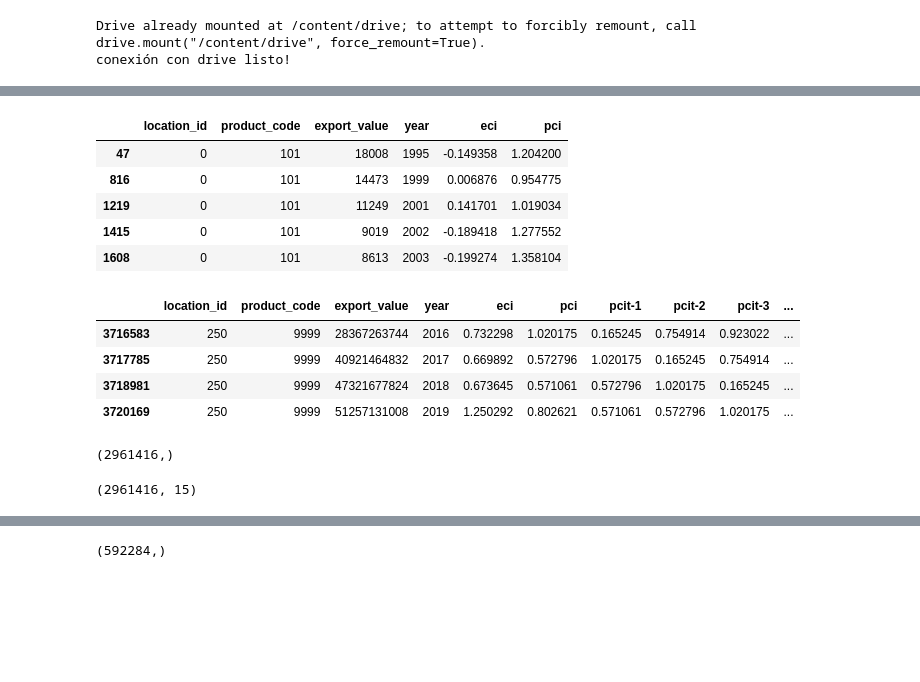
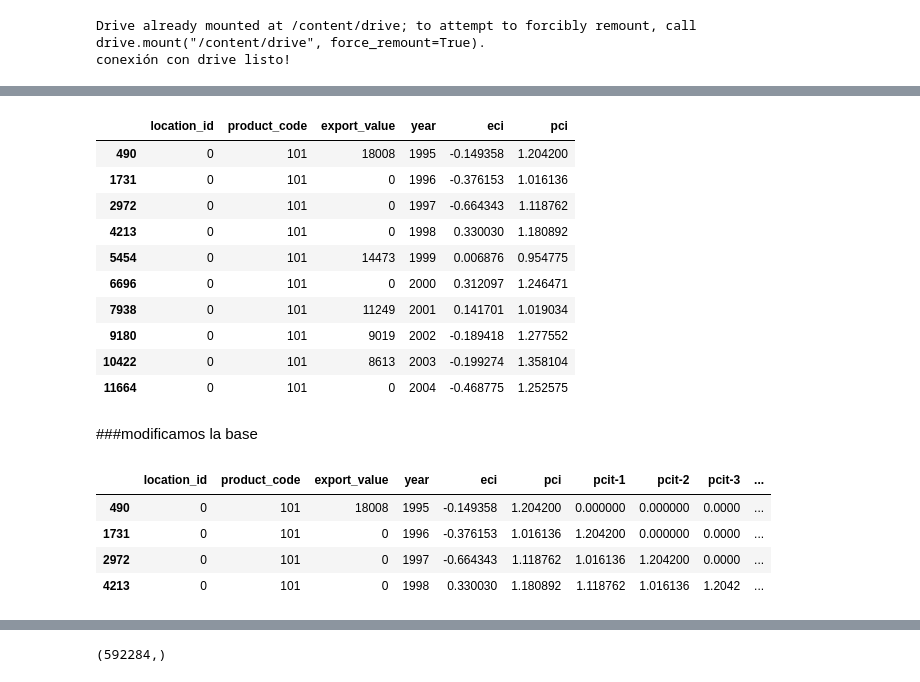
Before and after one commit to descandon88/Analisis-de-Redes, a Jupyter notebook: analisis_predictivo_nb.ipynb, the cells around one changed output, grey strips where cells are left out. Drawn from its saved outputs; the diff is of its cells as text; code cells hidden in the pictures; blank space fills up the shorter version.

```diff
--- a/analisis_predictivo_nb.ipynb
+++ b/analisis_predictivo_nb.ipynb
@@ -48,0 +33,13 @@ df.head()
+# %%
+#df_base= pd.read_csv("/content/drive/MyDrive/eci/base/mateo/df_base.csv")
+df_pci = pd.read_csv("/content/drive/MyDrive/eci/base/df_pci.csv")
+df_location= pd.read_csv("/content/drive/MyDrive/eci/base/df_updated.csv")
+df_country_code= pd.read_csv("/content/drive/MyDrive/eci/base/df_country_code.csv")
+# %%
+result_pci_country_code = pd.merge(df_country_code, df_pci , on="country_name")
+df_new = result_pci_country_code.copy()
+column_names = ["location_id", "country_code", "country_name","product_code","export_value","year","eci","pci"]
+print("Se reordenan el orden de las columnas")
+
+df_c = df_new.reindex(columns=column_names)
+df_c.head()
@@ -48,0 +54,3 @@ df.head()
+# %%
+df=df_c.copy()
+df.head()
@@ -50,14 +65,21 @@ df.head()
 df=df.drop(columns=['country_code', 'country_name'])
 df=df.sort_values(by=['location_id','product_code','year'])
 # %%
-df.head()
+df.head(10)
 # %% [output]
 |  | location_id | product_code | export_value | year | eci | pci |
-| 47 | 0 | 101 | 18008 | 1995 | -0.149358 | 1.204200 |
-| 816 | 0 | 101 | 14473 | 1999 | 0.006876 | 0.954775 |
-| 1219 | 0 | 101 | 11249 | 2001 | 0.141701 | 1.019034 |
-| 1415 | 0 | 101 | 9019 | 2002 | -0.189418 | 1.277552 |
-| 1608 | 0 | 101 | 8613 | 2003 | -0.199274 | 1.358104 |
+| 490 | 0 | 101 | 18008 | 1995 | -0.149358 | 1.204200 |
+| 1731 | 0 | 101 | 0 | 1996 | -0.376153 | 1.016136 |
+| 2972 | 0 | 101 | 0 | 1997 | -0.664343 | 1.118762 |
+| 4213 | 0 | 101 | 0 | 1998 | 0.330030 | 1.180892 |
+| 5454 | 0 | 101 | 14473 | 1999 | 0.006876 | 0.954775 |
+| 6696 | 0 | 101 | 0 | 2000 | 0.312097 | 1.246471 |
+| 7938 | 0 | 101 | 11249 | 2001 | 0.141701 | 1.019034 |
+| 9180 | 0 | 101 | 9019 | 2002 | -0.189418 | 1.277552 |
+| 10422 | 0 | 101 | 8613 | 2003 | -0.199274 | 1.358104 |
+| 11664 | 0 | 101 | 0 | 2004 | -0.468775 | 1.252575 |
+# %% [markdown]
+###modificamos la base
 # %%
 #df_1 = df.groupby(["location_id","product_code","year"],as_index = True)
 df['pcit-1'] = df.groupby(['location_id','product_code'])['pci'].shift(+1)
@@ -77,28 +99,10 @@ df1 = df.copy()
 
 #df.sort_values(by=['year']).groupby(['location_id','product_code'])['pci'].shift()
 # %%
-df1.tail(4)
+df1.head(4)
 # %% [output]
 |  | location_id | product_code | export_value | year | eci | pci | pcit-1 | pcit-2 | pcit-3 | ... |
-| 3716583 | 250 | 9999 | 28367263744 | 2016 | 0.732298 | 1.020175 | 0.165245 | 0.754914 | 0.923022 | ... |
-| 3717785 | 250 | 9999 | 40921464832 | 2017 | 0.669892 | 0.572796 | 1.020175 | 0.165245 | 0.754914 | ... |
-| 3718981 | 250 | 9999 | 47321677824 | 2018 | 0.673645 | 0.571061 | 0.572796 | 1.020175 | 0.165245 | ... |
-| 3720169 | 250 | 9999 | 51257131008 | 2019 | 1.250292 | 0.802621 | 0.571061 | 0.572796 | 1.020175 | ... |
+| 490 | 0 | 101 | 18008 | 1995 | -0.149358 | 1.204200 | 0.000000 | 0.000000 | 0.0000 | ... |
+| 1731 | 0 | 101 | 0 | 1996 | -0.376153 | 1.016136 | 1.204200 | 0.000000 | 0.0000 | ... |
+| 2972 | 0 | 101 | 0 | 1997 | -0.664343 | 1.118762 | 1.016136 | 1.204200 | 0.0000 | ... |
+| 4213 | 0 | 101 | 0 | 1998 | 0.330030 | 1.180892 | 1.118762 | 1.016136 | 1.2042 | ... |
-# %%
-df_y=df1.loc[df1['year']>1999]
-Y =  df_y.iloc[:,5].values
-Y.shape
-#df_y.tail()
-#0.843696 - 1.857670 - 0843696
-# %% [output]
-(2961416,)
-# %%
-df_x=df1.loc[ (df1['year']>1999)]
-df_x=df_x.iloc[:, [i for i in range(df_x.shape[1]) if i != 5]]
-#df_x=df1.loc[(df1['year']!=2019) & (df1['year']>1999)]
-
-X = df_x.iloc[:,0:16].values
-X.shape
-#df_x.head(5)
-# %% [output]
-(2961416, 15)
```
Also changed, not shown: parts of 29 cells of this notebook.
